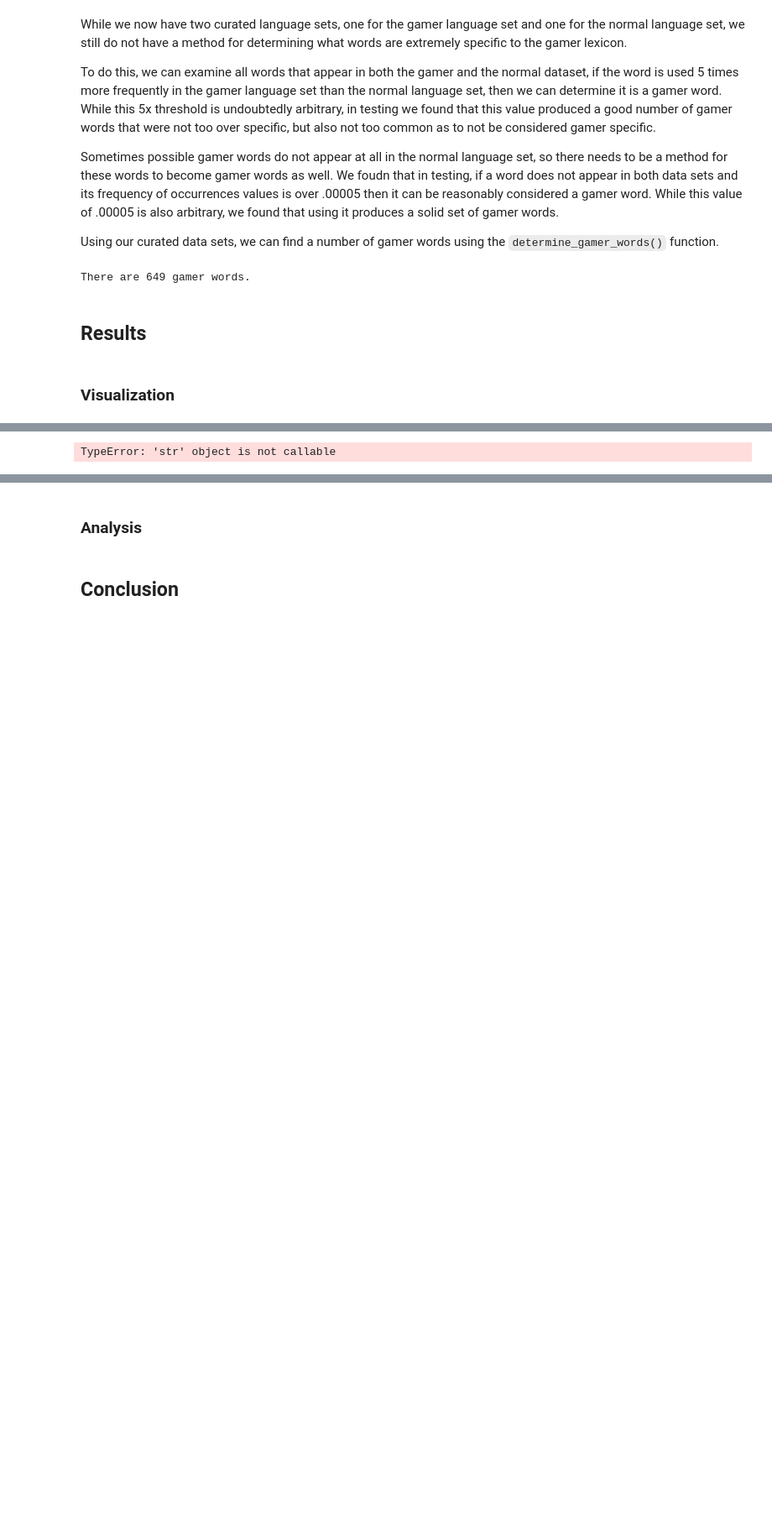
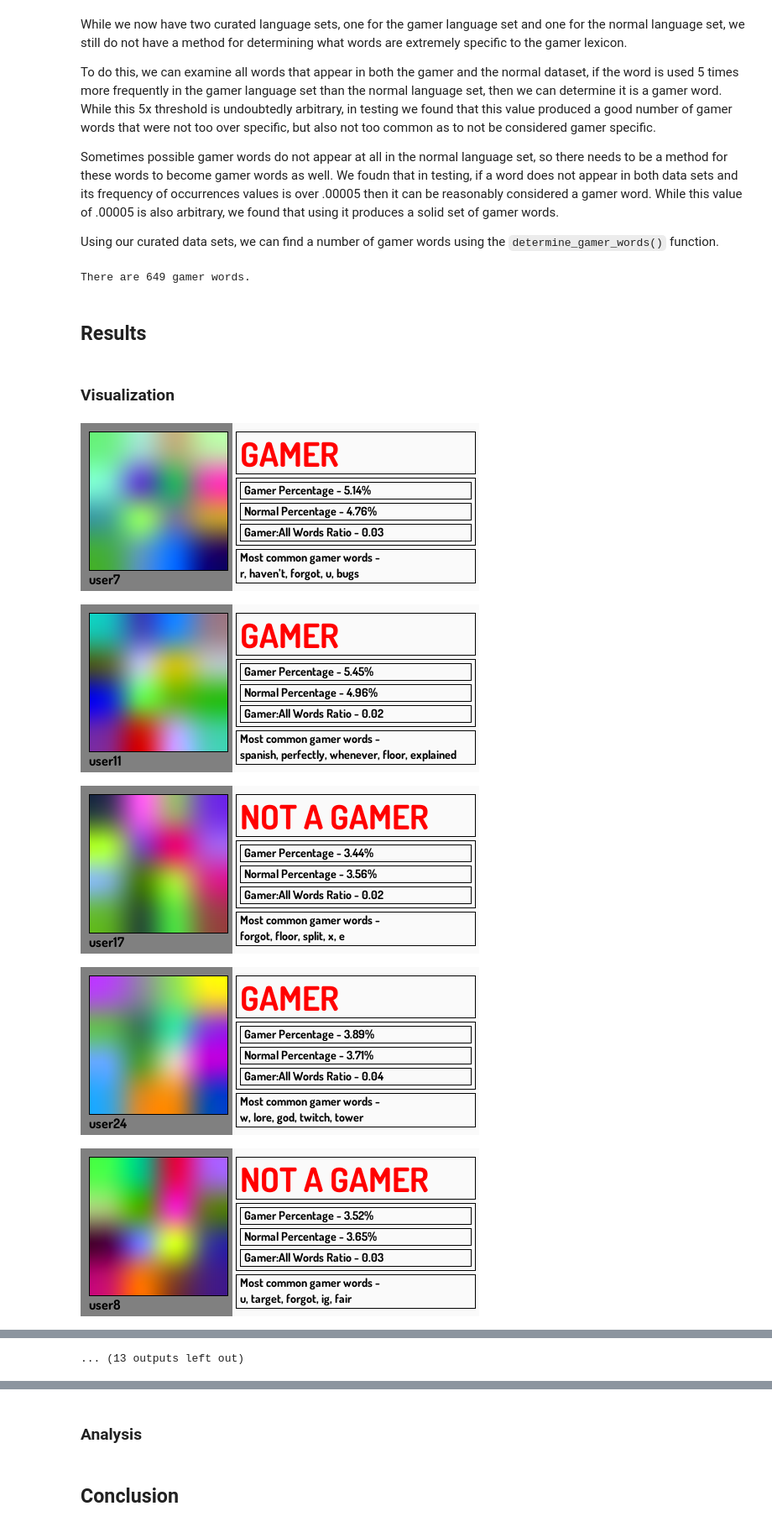
Before and after one commit to aditivinod/language-usage-analysis, a Jupyter notebook: compessay.ipynb, the cells around one changed output, grey strips where cells are left out. Shown at 84% size. Cells and saved outputs as stored; diff of their text form; code cells hidden in the pictures; blank space fills up the shorter version.

```diff
--- a/compessay.ipynb
+++ b/compessay.ipynb
@@ -161,20 +160,27 @@ stats = stats_lists(dict_test, folder_path)
 ### Visualization
 # %%
 file_list = get_file_list(folder_path)
+dict_test2 = analyze_users_language(pars[0], pars[1], pars[2], pars[3], folder_path)
+
 
 user_id_dict = {}
 
 for user in file_list:
     username = str(user)[len(str(folder_path))+1:-4]
-    gamer_status = is_gamer((dict_test[user][1]), (dict_test[user][0]))  # Placeholder for future function
-    gamer_freq = dict_test[user][1]
-    normal_freq = dict_test[user][0]
-    gamer_all_freq = dict_test[user][2]
+    gamer_freq = dict_test2[user][1]
+    normal_freq = dict_test2[user][0]
+    gamer_status = is_gamer(gamer_freq, normal_freq)
+    gamer_all_freq = dict_test2[user][2]
     top = list(find_most_frequent_gamer_words(csv_to_dict(user), pars[2], 5).keys())
 
     id_info = [username, gamer_status, gamer_freq, normal_freq, gamer_all_freq, top]
     user_id_dict[user] = id_info
 
 for user in file_list:
     create_profile_image(user_id_dict[user][0], user_id_dict[user][1], user_id_dict[user][2], user_id_dict[user][3], user_id_dict[user][4], user_id_dict[user][5])
 # %% [output]
+[figure, added]
+[figure, added]
+[figure, added]
+[figure, added]
+[figure, added]
@@ -181,4 +194,4 @@ for user in file_list:
-TypeError: 'str' object is not callable
+... (13 outputs left out)
 # %%
 bins = len(stats[0])
 #histogram(stats[0], bins, "Normal Closeness", "Frequency of Users' Normal Closeness")
```
Also changed, not shown: parts of 5 cells of this notebook, 3 other files.
